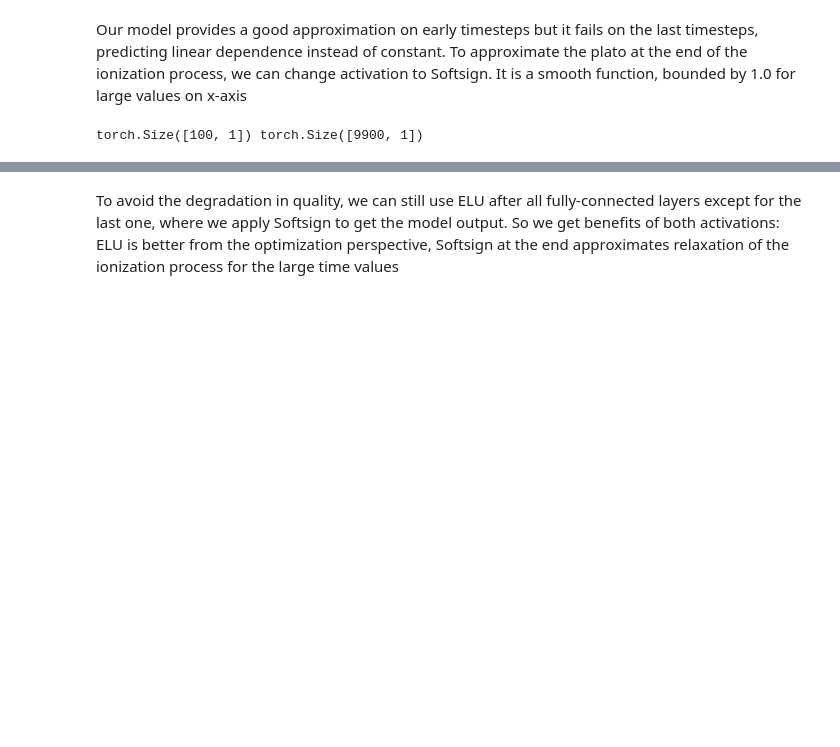
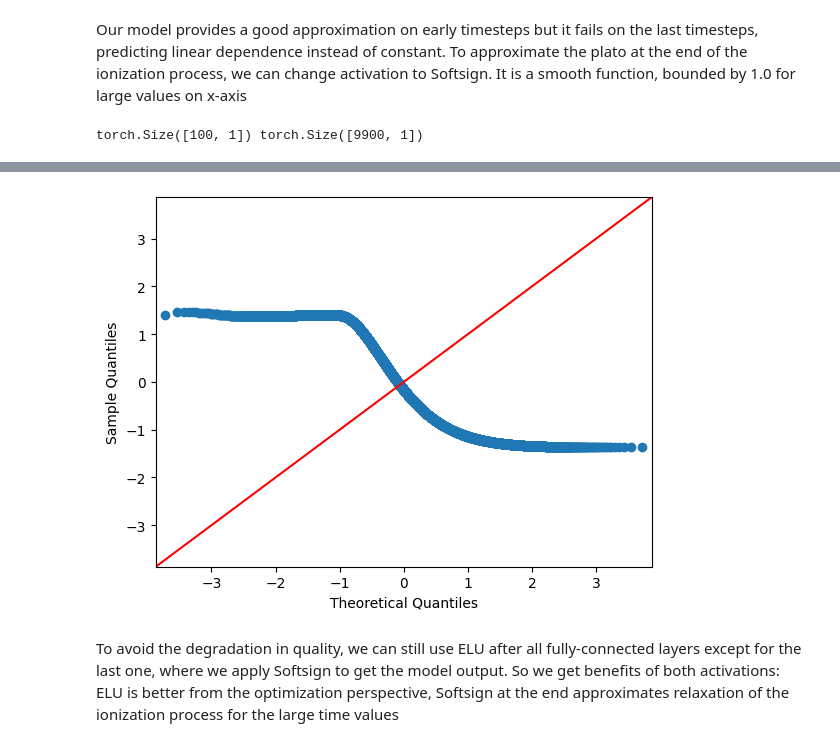
Before and after one commit to CS-433/ml-project-2-lady_bug, a Jupyter notebook: hydrogen_ode.ipynb, the cells around one changed output, grey strips where cells are left out. Drawn from its saved outputs; the diff is of its cells as text; code cells hidden in the pictures; blank space fills up the shorter version.

```diff
--- a/hydrogen_ode.ipynb
+++ b/hydrogen_ode.ipynb
@@ -153,3 +162,7 @@ plt.legend()
+# %%
+qq_plot = plot_q_q(x, model, y)
+# %% [output]
+[figure, added]
 # %% [markdown]
 To avoid the degradation in quality, we can still use ELU after all fully-connected layers except for the last one, where we apply Softsign to get the model output. So we get benefits of both activations: ELU is better from the optimization perspective, Softsign at the end approximates relaxation of the ionization process for the large time values
 # %%
```
Also changed, not shown: parts of 20 cells of this notebook, 14 other files.
